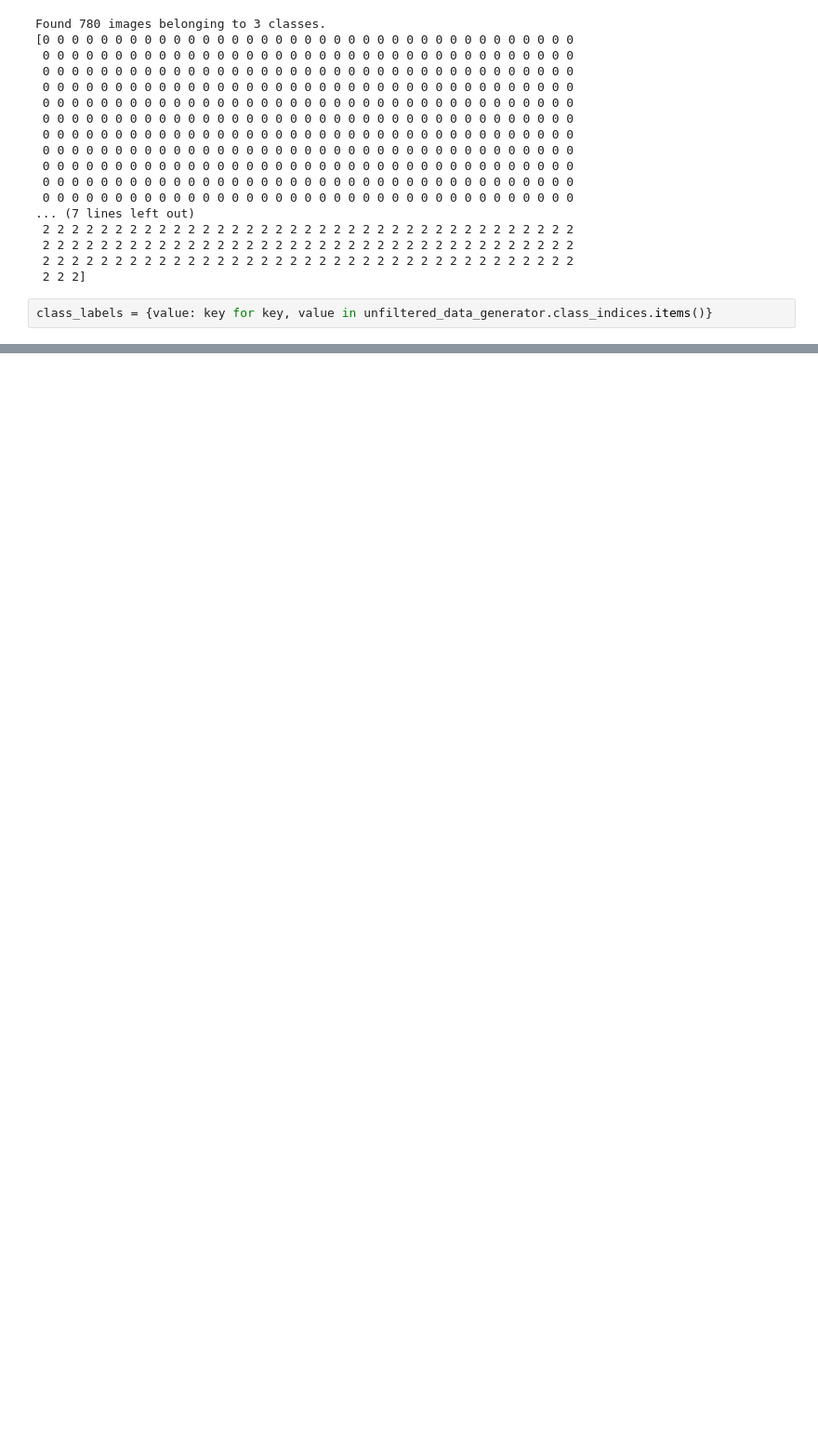
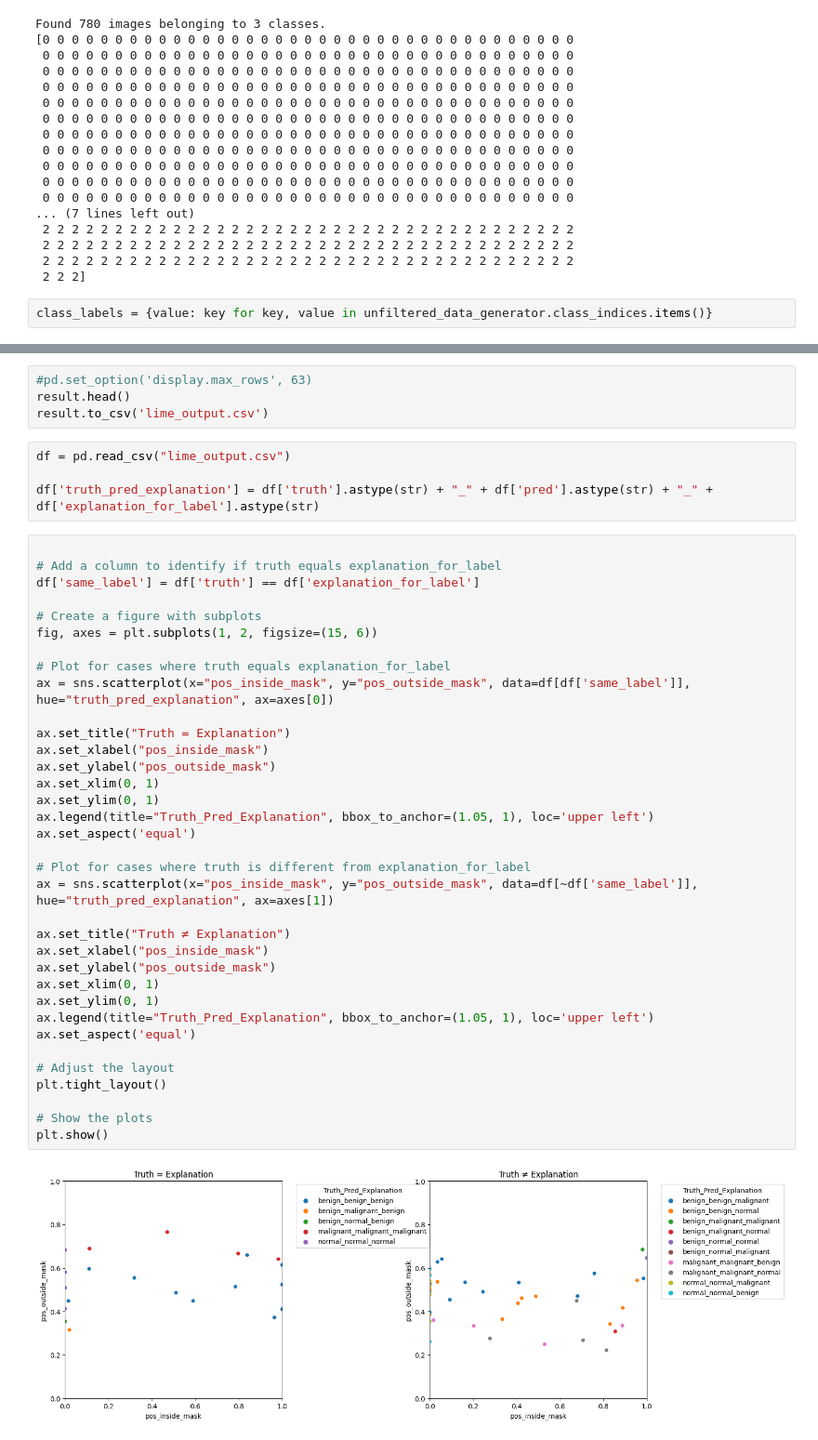
Before and after one commit to austinMLB/BreastCancerProject, a Jupyter notebook: code/ProjectCode/ExplainBreastCancerModel.ipynb, the cells around one changed output, grey strips where cells are left out. Shown at 93% size. Cells and saved outputs as stored; diff of their text form; blank space fills up the shorter version.

```diff
--- a/code/ProjectCode/ExplainBreastCancerModel.ipynb
+++ b/code/ProjectCode/ExplainBreastCancerModel.ipynb
@@ -620,2 +675,47 @@ explain_images2(model, unfiltered_data_generator, num_images_to_display=10, type
 # %% [output]
 Output hidden; open in https://colab.research.google.com to view.
+# %%
+#pd.set_option('display.max_rows', 63)
+result.head()
+result.to_csv('lime_output.csv')
+# %%
+df = pd.read_csv("lime_output.csv")
+
+df['truth_pred_explanation'] = df['truth'].astype(str) + "_" + df['pred'].astype(str) + "_" + df['explanation_for_label'].astype(str)
+# %%
+
+# Add a column to identify if truth equals explanation_for_label
+df['same_label'] = df['truth'] == df['explanation_for_label']
+
+# Create a figure with subplots
+fig, axes = plt.subplots(1, 2, figsize=(15, 6))
+
+# Plot for cases where truth equals explanation_for_label
+ax = sns.scatterplot(x="pos_inside_mask", y="pos_outside_mask", data=df[df['same_label']], hue="truth_pred_explanation", ax=axes[0])
+
+ax.set_title("Truth = Explanation")
+ax.set_xlabel("pos_inside_mask")
+ax.set_ylabel("pos_outside_mask")
+ax.set_xlim(0, 1)
+ax.set_ylim(0, 1)
+ax.legend(title="Truth_Pred_Explanation", bbox_to_anchor=(1.05, 1), loc='upper left')
+ax.set_aspect('equal')
+
+# Plot for cases where truth is different from explanation_for_label
+ax = sns.scatterplot(x="pos_inside_mask", y="pos_outside_mask", data=df[~df['same_label']], hue="truth_pred_explanation", ax=axes[1])
+
+ax.set_title("Truth ≠ Explanation")
+ax.set_xlabel("pos_inside_mask")
+ax.set_ylabel("pos_outside_mask")
+ax.set_xlim(0, 1)
+ax.set_ylim(0, 1)
+ax.legend(title="Truth_Pred_Explanation", bbox_to_anchor=(1.05, 1), loc='upper left')
+ax.set_aspect('equal')
+
+# Adjust the layout
+plt.tight_layout()
+
+# Show the plots
+plt.show()
+# %% [output]
+[figure, added]
```
Also changed, not shown: parts of 19 cells of this notebook.
